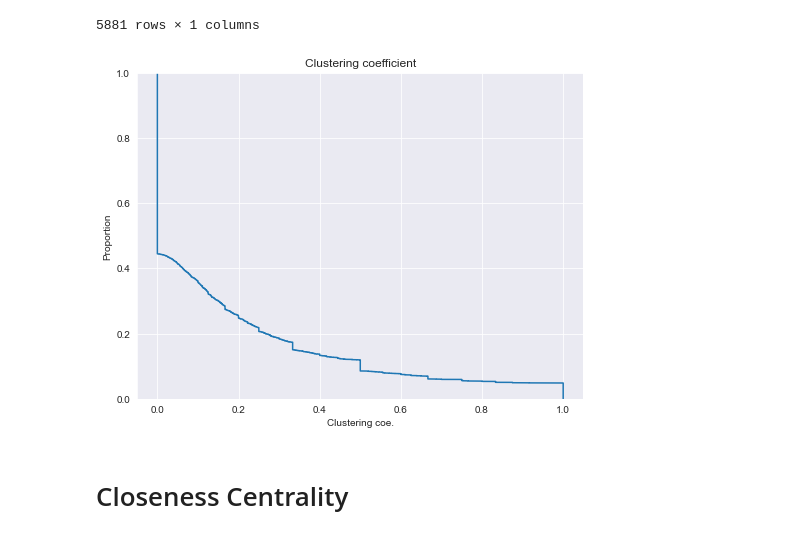
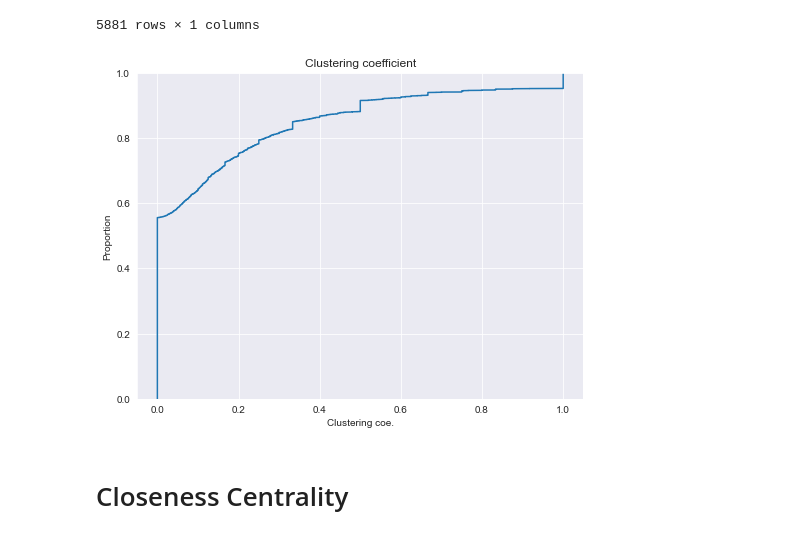
Before and after one commit to ivanmak/dmsn-2021-pg13, a Jupyter notebook: bitcoinotc.ipynb, the cells around one changed output. Cells and saved outputs as stored; diff of their text form; code cells hidden in the pictures.

```diff
--- a/bitcoinotc.ipynb
+++ b/bitcoinotc.ipynb
@@ -204,10 +177,10 @@ clustering_coefficients
 5881 rows × 1 columns
 # %%
 plt.figure(figsize=(8,6))
-sb.ecdfplot(data=clustering_coefficients, x='Clustering coe.', complementary=True).set_title('Clustering coefficient')
+sb.ecdfplot(data=clustering_coefficients, x='Clustering coe.', complementary=False).set_title('Clustering coefficient')
 plt.show()
 # %% [output]
-[figure, old version]
+[figure, new version]
 # %% [markdown]
 # Closeness Centrality
 # %%
```
Also changed, not shown: parts of 5 cells of this notebook.
